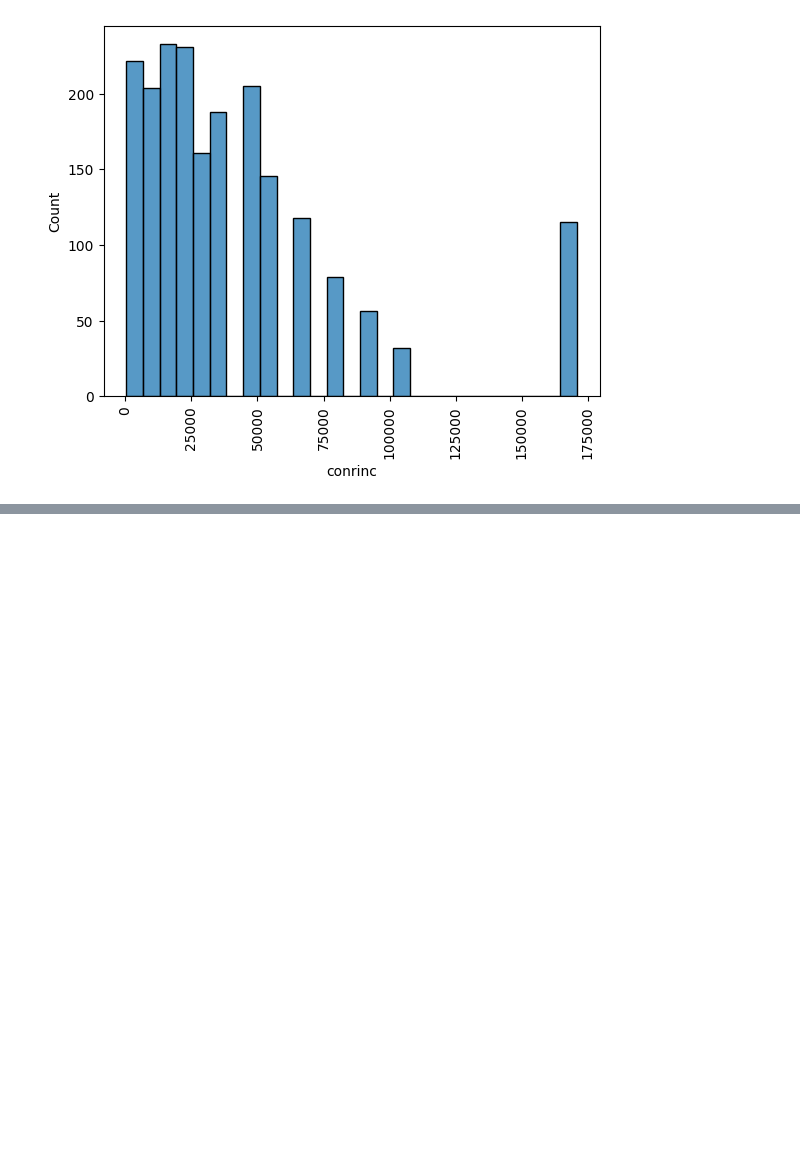
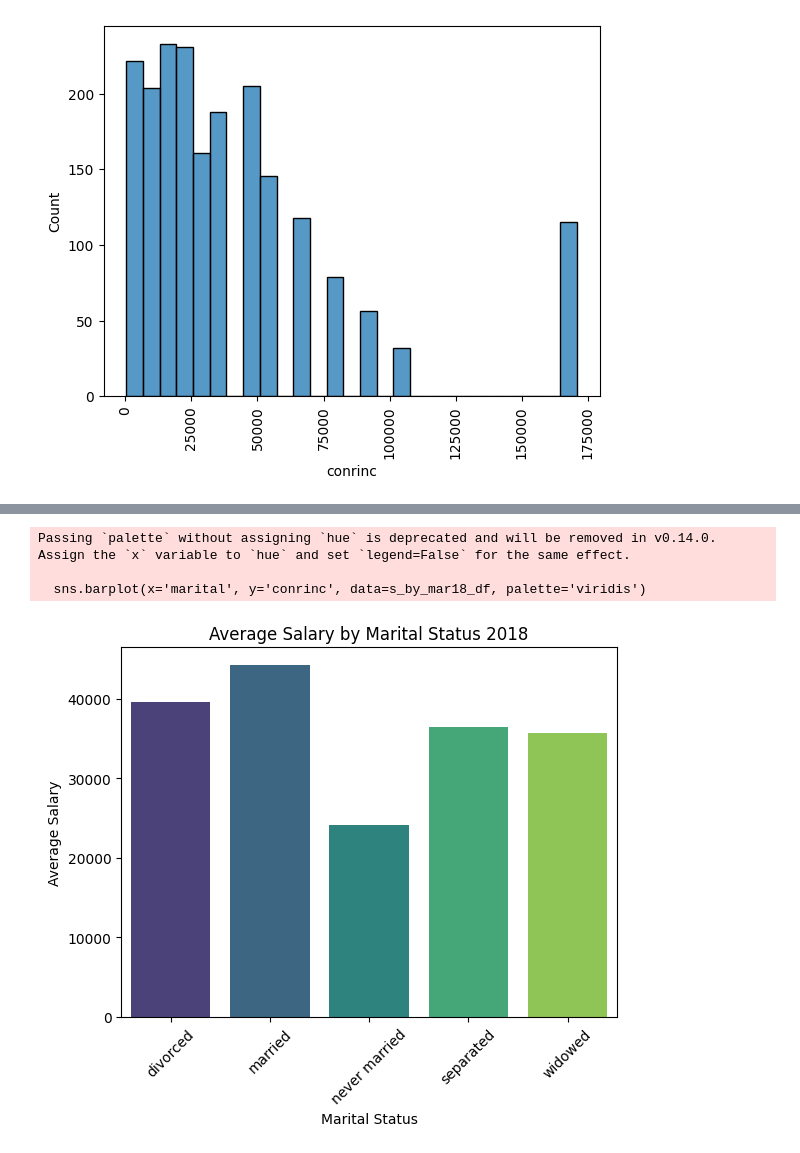
Before and after one commit to imdressel/project_gss, a Jupyter notebook: GSS_Rhiannon's_part.ipynb, the cells around one changed output, grey strips where cells are left out. Drawn from its saved outputs; the diff is of its cells as text; code cells hidden in the pictures; blank space fills up the shorter version.

```diff
--- a/GSS_Rhiannon's_part.ipynb
+++ b/GSS_Rhiannon's_part.ipynb
@@ -82,0 +111,4 @@ pd.crosstab(gss['conrinc'],gss['marital'],margins=True,normalize=True) #Normaliz
+# %%
+#Salary by marriate type in 2018
+s_by_mar18 = df18.groupby('marital')['conrinc'].mean()
+s_by_mar18
@@ -82,0 +123,15 @@ pd.crosstab(gss['conrinc'],gss['marital'],margins=True,normalize=True) #Normaliz
+# %%
+#Plot
+s_by_mar18_df = pd.DataFrame(s_by_mar18)
+
+sns.barplot(x='marital', y='conrinc', data=s_by_mar18_df, palette='viridis')
+plt.title('Average Salary by Marital Status 2018')
+plt.xlabel('Marital Status')
+plt.ylabel('Average Salary')
+plt.xticks(rotation=45)
+plt.show()
+# %% [output]
+Passing `palette` without assigning `hue` is deprecated and will be removed in v0.14.0. Assign the `x` variable to `hue` and set `legend=False` for the same effect.
+
+  sns.barplot(x='marital', y='conrinc', data=s_by_mar18_df, palette='viridis')
+[figure, added]
```
Also changed, not shown: parts of 25 cells of this notebook.
